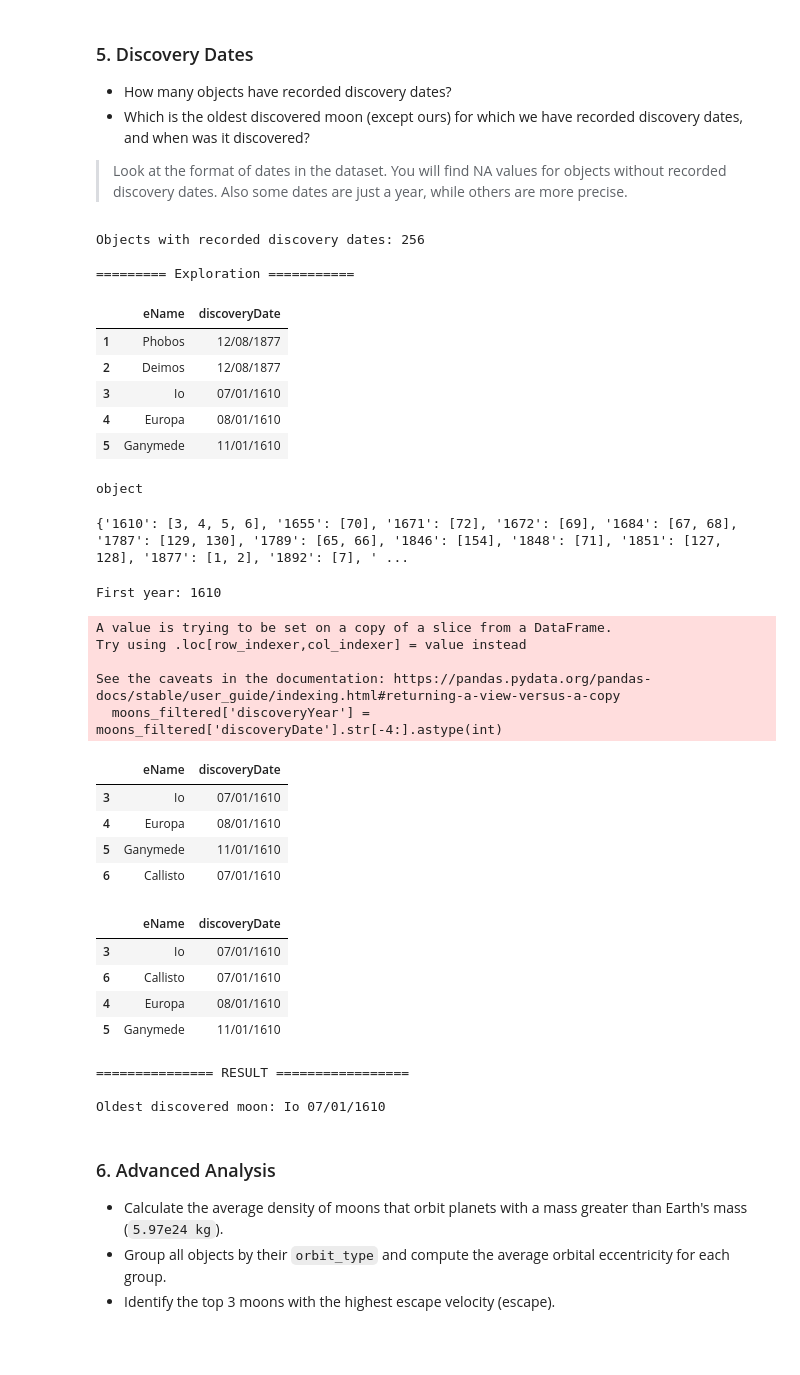
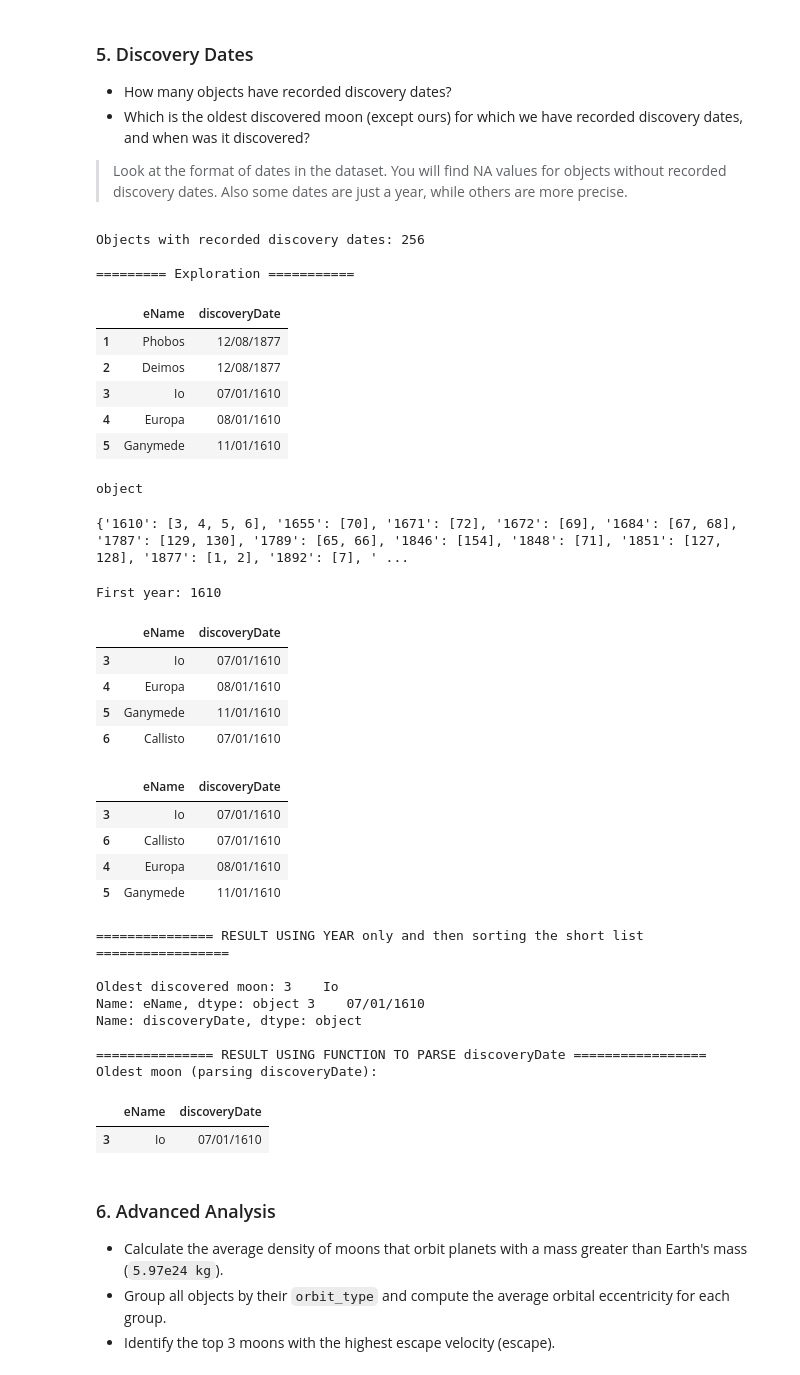
Before and after one commit to omanar1/usable_ai, a Jupyter notebook: Homework/assignment_m03_sol_Ricardo_OMANA.ipynb, the cells around one changed output. Drawn from its saved outputs; the diff is of its cells as text; code cells hidden in the pictures; blank space fills up the shorter version.

```diff
--- a/Homework/assignment_m03_sol_Ricardo_OMANA.ipynb
+++ b/Homework/assignment_m03_sol_Ricardo_OMANA.ipynb
@@ -308,7 +309,8 @@ print('Objects with recorded discovery dates:', recorded_discoveryDate)
 print('\n========= Exploration ===========')
 
 # Select items where 'orbits' is not 'earth' - using lowercase to ignore any case of the 'orbits' column
-moons_filtered = moons[moons['orbits'].str.lower() != 'earth']
+# use .copy to have a separate dataframe and avoid the warning
+moons_filtered = moons[moons['orbits'].str.lower() != 'earth'].copy()
 
 # display(moons_filtered)
 display(moons_filtered[['eName', 'discoveryDate']].head())
@@ -329,47 +331,90 @@ moons_filtered['discoveryYear'] = moons_filtered['discoveryDate'].str[-4:].astyp
 # list of the rows of 'eName' and 'discoveryDate' for the oldest year under 'discoveryYear'
 oldest_moon = moons_filtered[moons_filtered['discoveryYear'] == moons_filtered['discoveryYear'].min()]
 
-display(oldest_moon[['eName', 'discoveryDate']])
+display(oldest_moon[['eName', 'discoveryDate']].head(5))
 
 # rearrange the rows of oldest_moon to have the oldest moon first
 oldest_moon = oldest_moon.sort_values(by='discoveryDate')
 
 display(oldest_moon[['eName', 'discoveryDate']])
 
-print('=============== RESULT =================')
+print('=============== RESULT USING YEAR only and then sorting the short list =================')
 
-print('\nOldest discovered moon:', oldest_moon['eName'].iloc[0], oldest_moon['discoveryDate'].iloc[0])
+print('\nOldest discovered moon:', oldest_moon['eName'].head(1), oldest_moon['discoveryDate'].head(1))
+
+print('\n=============== RESULT USING FUNCTION TO PARSE discoveryDate =================')
+
+# Example of how to parse and clean the strings for the assignment
+def preprocess_dates(date_string):
+    # conver to YYYY-MM-DD
+    if pd.isna(date_string):
+        return pd.NA
+
+    # replace ?? by 01
+    date_string = date_string.replace('??', '01')
+
+    # add 01/01 if only year is provided
+    if len(date_string) == 4:
+        date_string = '01/01/' + date_string
+
+    # transform to YYYY-MM-DD
+    date_splitted = date_string.split('/')
+
+    # but only if the string has 3 parts (day, month, year)
+    if len(date_splitted) == 3:
+        day = date_splitted[0]
+        month = date_splitted[1]
+        year = date_splitted[2]
+        return f"{year}-{month}-{day}"
+        # or using pandas Period (pd.Period)
+        # return pd.Period(year=int(year), month=int(month), day=int(day), freq="D")
+    else:
+        return pd.NA
+
+
+# Select items where 'orbits' is not 'earth' - using lowercase to ignore any case of the 'orbits' column
+# Disconnect from original dataframe with .copy() to avoid the warning.
+moons_filtered = moons[moons['orbits'].str.lower() != 'earth'].copy()
+
+moons_filtered['parsedDiscoveryDate'] = moons_filtered['discoveryDate'].apply(preprocess_dates)
+
+result = moons_filtered.sort_values(by='parsedDiscoveryDate', ascending=True).head(1)   # Sort to have first row with the result
+
+print('Oldest moon (parsing discoveryDate):')
+display(result[['eName','discoveryDate']])
 # %% [output]
 Objects with recorded discovery dates: 256
 
 ========= Exploration ===========
 |  | eName | discoveryDate |
 | 1 | Phobos | 12/08/1877 |
 | 2 | Deimos | 12/08/1877 |
 | 3 | Io | 07/01/1610 |
 | 4 | Europa | 08/01/1610 |
 | 5 | Ganymede | 11/01/1610 |
 object
 {'1610': [3, 4, 5, 6], '1655': [70], '1671': [72], '1672': [69], '1684': [67, 68], '1787': [129, 130], '1789': [65, 66], '1846': [154], '1848': [71], '1851': [127, 128], '1877': [1, 2], '1892': [7], ' ...
 First year: 1610
-A value is trying to be set on a copy of a slice from a DataFrame.
-Try using .loc[row_indexer,col_indexer] = value instead
-
-See the caveats in the documentation: https://pandas.pydata.org/pandas-docs/stable/user_guide/indexing.html#returning-a-view-versus-a-copy
-  moons_filtered['discoveryYear'] = moons_filtered['discoveryDate'].str[-4:].astype(int)
 |  | eName | discoveryDate |
 | 3 | Io | 07/01/1610 |
 | 4 | Europa | 08/01/1610 |
 | 5 | Ganymede | 11/01/1610 |
 | 6 | Callisto | 07/01/1610 |
 |  | eName | discoveryDate |
 | 3 | Io | 07/01/1610 |
 | 6 | Callisto | 07/01/1610 |
 | 4 | Europa | 08/01/1610 |
 | 5 | Ganymede | 11/01/1610 |
-=============== RESULT =================
-
-Oldest discovered moon: Io 07/01/1610
+=============== RESULT USING YEAR only and then sorting the short list =================
+
+Oldest discovered moon: 3    Io
+Name: eName, dtype: object 3    07/01/1610
+Name: discoveryDate, dtype: object
+
+=============== RESULT USING FUNCTION TO PARSE discoveryDate =================
+Oldest moon (parsing discoveryDate):
+|  | eName | discoveryDate |
+| 3 | Io | 07/01/1610 |
 # %% [markdown]
 ### 6. Advanced Analysis
 
```
Also changed, not shown: parts of 2 cells of this notebook.
